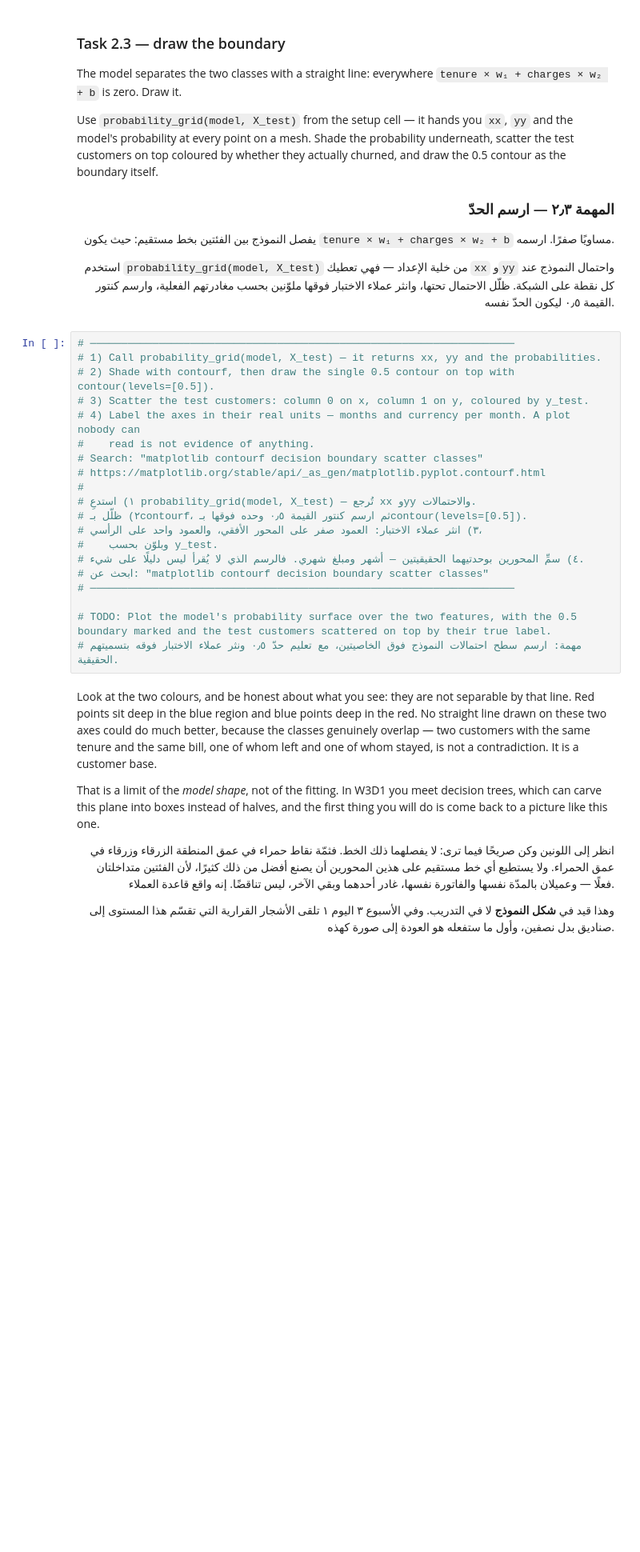
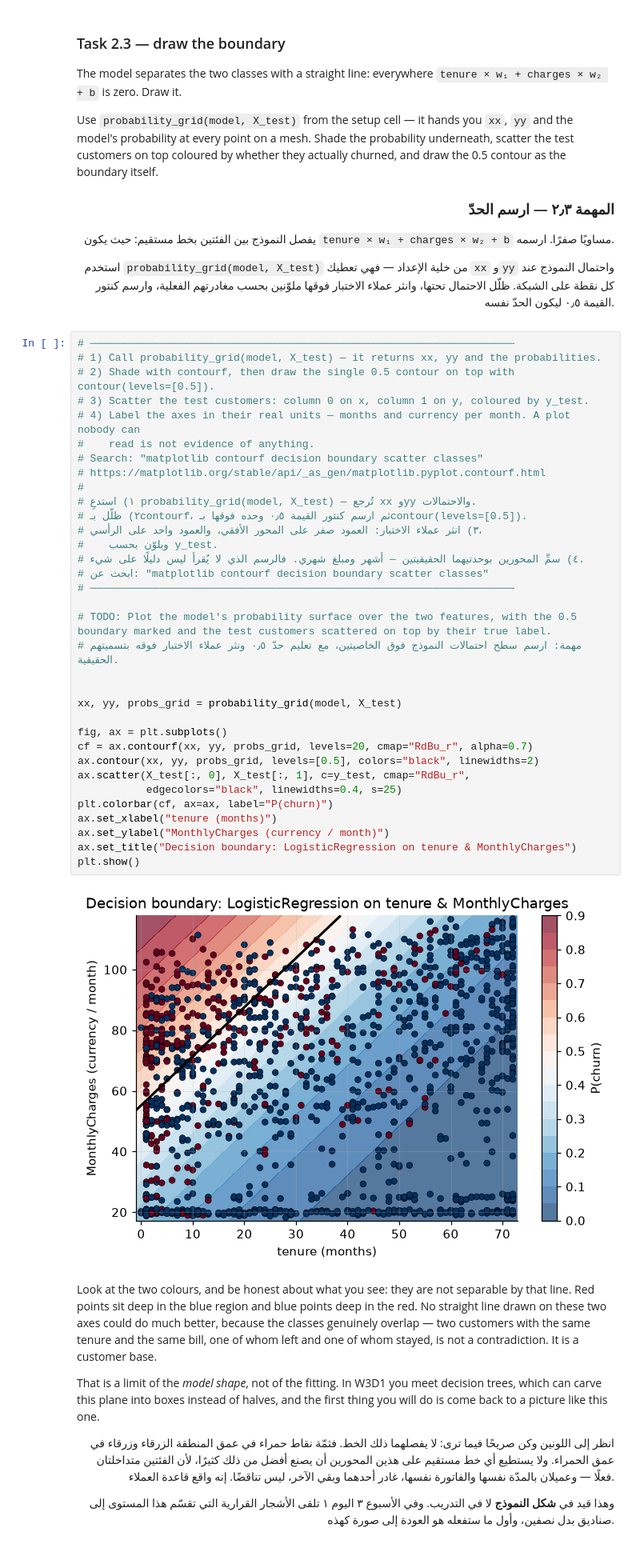
Before and after one commit to Hanan-codes/AIEP_Olo_student, a Jupyter notebook: week_1_foundations/labs/D3_classification/D3_classification_blank.ipynb, the cells around one changed output. Shown at 80% size. Drawn from its saved outputs; the diff is of its cells as text; blank space fills up the shorter version.

```diff
--- a/week_1_foundations/labs/D3_classification/D3_classification_blank.ipynb
+++ b/week_1_foundations/labs/D3_classification/D3_classification_blank.ipynb
@@ -500,23 +500,39 @@ top coloured by whether they actually churned, and draw the 0.5 contour as the b
 # %%
 # ────────────────────────────────────────────────────────────────────
 # 1) Call probability_grid(model, X_test) — it returns xx, yy and the probabilities.
 # 2) Shade with contourf, then draw the single 0.5 contour on top with contour(levels=[0.5]).
 # 3) Scatter the test customers: column 0 on x, column 1 on y, coloured by y_test.
 # 4) Label the axes in their real units — months and currency per month. A plot nobody can
 #    read is not evidence of anything.
 # Search: "matplotlib contourf decision boundary scatter classes"
 # https://matplotlib.org/stable/api/_as_gen/matplotlib.pyplot.contourf.html
 #
 # ١) استدعِ probability_grid(model, X_test) — تُرجع xx وyy والاحتمالات.
 # ٢) ظلّل بـcontourf، ثم ارسم كنتور القيمة ٠٫٥ وحده فوقها بـcontour(levels=[0.5]).
 # ٣) انثر عملاء الاختبار: العمود صفر على المحور الأفقي، والعمود واحد على الرأسي،
 #    وبلوّن بحسب y_test.
 # ٤) سمِّ المحورين بوحدتيهما الحقيقيتين — أشهر ومبلغ شهري. فالرسم الذي لا يُقرأ ليس دليلًا على شيء.
 # ابحث عن: "matplotlib contourf decision boundary scatter classes"
 # ────────────────────────────────────────────────────────────────────
 
 # TODO: Plot the model's probability surface over the two features, with the 0.5 boundary marked and the test customers scattered on top by their true label.
 # مهمة: ارسم سطح احتمالات النموذج فوق الخاصيتين، مع تعليم حدّ ٠٫٥ ونثر عملاء الاختبار فوقه بتسميتهم الحقيقية.
+
+
+xx, yy, probs_grid = probability_grid(model, X_test)
+
+fig, ax = plt.subplots()
+cf = ax.contourf(xx, yy, probs_grid, levels=20, cmap="RdBu_r", alpha=0.7)
+ax.contour(xx, yy, probs_grid, levels=[0.5], colors="black", linewidths=2)
+ax.scatter(X_test[:, 0], X_test[:, 1], c=y_test, cmap="RdBu_r",
+           edgecolors="black", linewidths=0.4, s=25)
+plt.colorbar(cf, ax=ax, label="P(churn)")
+ax.set_xlabel("tenure (months)")
+ax.set_ylabel("MonthlyCharges (currency / month)")
+ax.set_title("Decision boundary: LogisticRegression on tenure & MonthlyCharges")
+plt.show()
+# %% [output]
+[figure, added]
 # %% [markdown]
 Look at the two colours, and be honest about what you see: they are not separable by that line. Red
 points sit deep in the blue region and blue points deep in the red. No straight line drawn on these two
```
Also changed, not shown: parts of 5 cells of this notebook, 5 other files.
